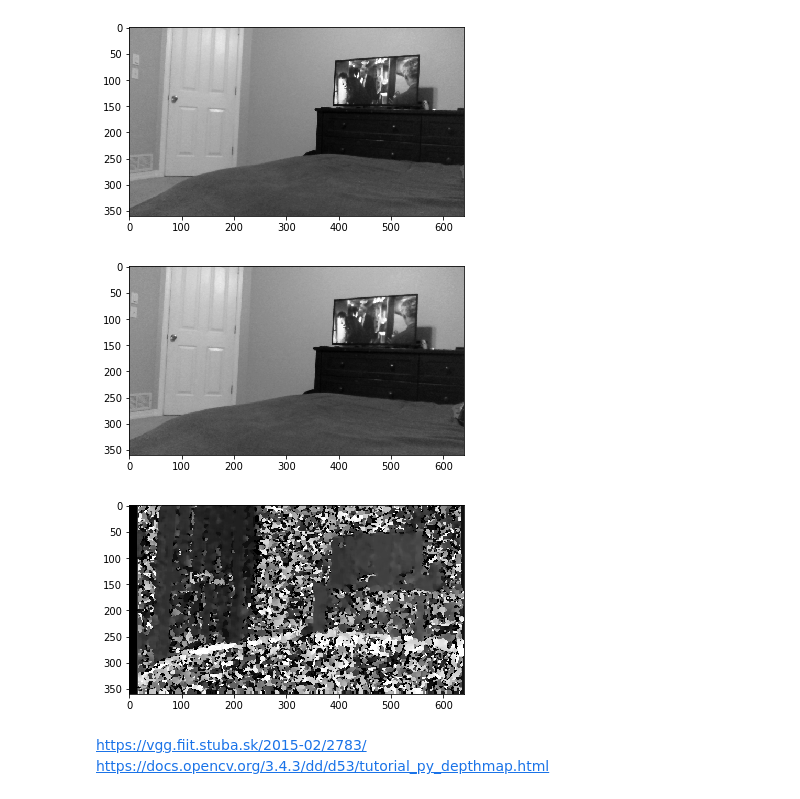
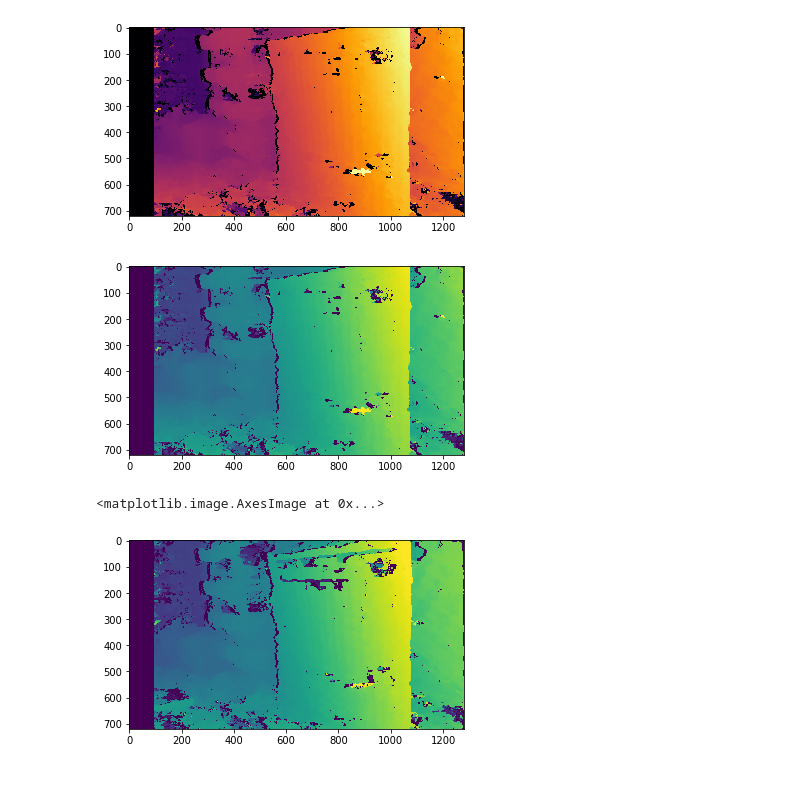
Before and after one commit to walchko/github-blog, a Jupyter notebook: source/blog/Vision/stereo-vision/stereo.ipynb, the cells around one changed output. Drawn from its saved outputs; the diff is of its cells as text; code cells hidden in the pictures.

```diff
--- a/source/blog/Vision/stereo-vision/stereo.ipynb
+++ b/source/blog/Vision/stereo-vision/stereo.ipynb
@@ -43,15 +129,29 @@ stereo = cv2.StereoSGBM_create(numDisparities=ndisp, blockSize=blksize)
 disparity = stereo.compute(imgL,imgR)
-# %%
-plt.figure()
-plt.imshow(imgL,'gray')
-plt.figure()
-plt.imshow(imgR,'gray')
-plt.figure()
-plt.imshow(disparity,'gray');
-# %% [output]
-[figure, removed]
-[figure, removed]
-[figure, removed]
-# %% [markdown]
-https://vgg.fiit.stuba.sk/2015-02/2783/
-https://docs.opencv.org/3.4.3/dd/d53/tutorial_py_depthmap.html
+# %%
+# plt.figure(figsize=(20,10))
+# simg = draw(imgLc, imgRc, lines=False)
+# plt.imshow(simg, 'gray')
+plt.figure()
+plt.imshow(disparity, cmap='inferno');
+plt.figure()
+plt.imshow(disparity, cmap='viridis');
+# %% [output]
+[figure, added]
+[figure, added]
+# %%
+disp = stereo.compute(imgLc, imgRc).astype(np.float32) / 16.0
+h, w = imgLc.shape[:2]
+f = 0.8*w                          # guess for focal length
+Q = np.float32([[1, 0, 0, -0.5*w],
+                [0,-1, 0,  0.5*h], # turn points 180 deg around x-axis,
+                [0, 0, 0,     -f], # so that y-axis looks up
+                [0, 0, 1,      0]])
+points = cv2.reprojectImageTo3D(disp, Q)
+colors = cv2.cvtColor(imgLc, cv2.COLOR_GRAY2RGB)
+mask = disp > disp.min()
+out_points = points[mask]
+out_colors = colors[mask]
+plt.imshow((disp-min_disp)/num_disp)
+# %% [output]
+<matplotlib.image.AxesImage at 0x...>
+[figure, added]
```
Also changed, not shown: parts of 12 cells of this notebook, 6 other files.
